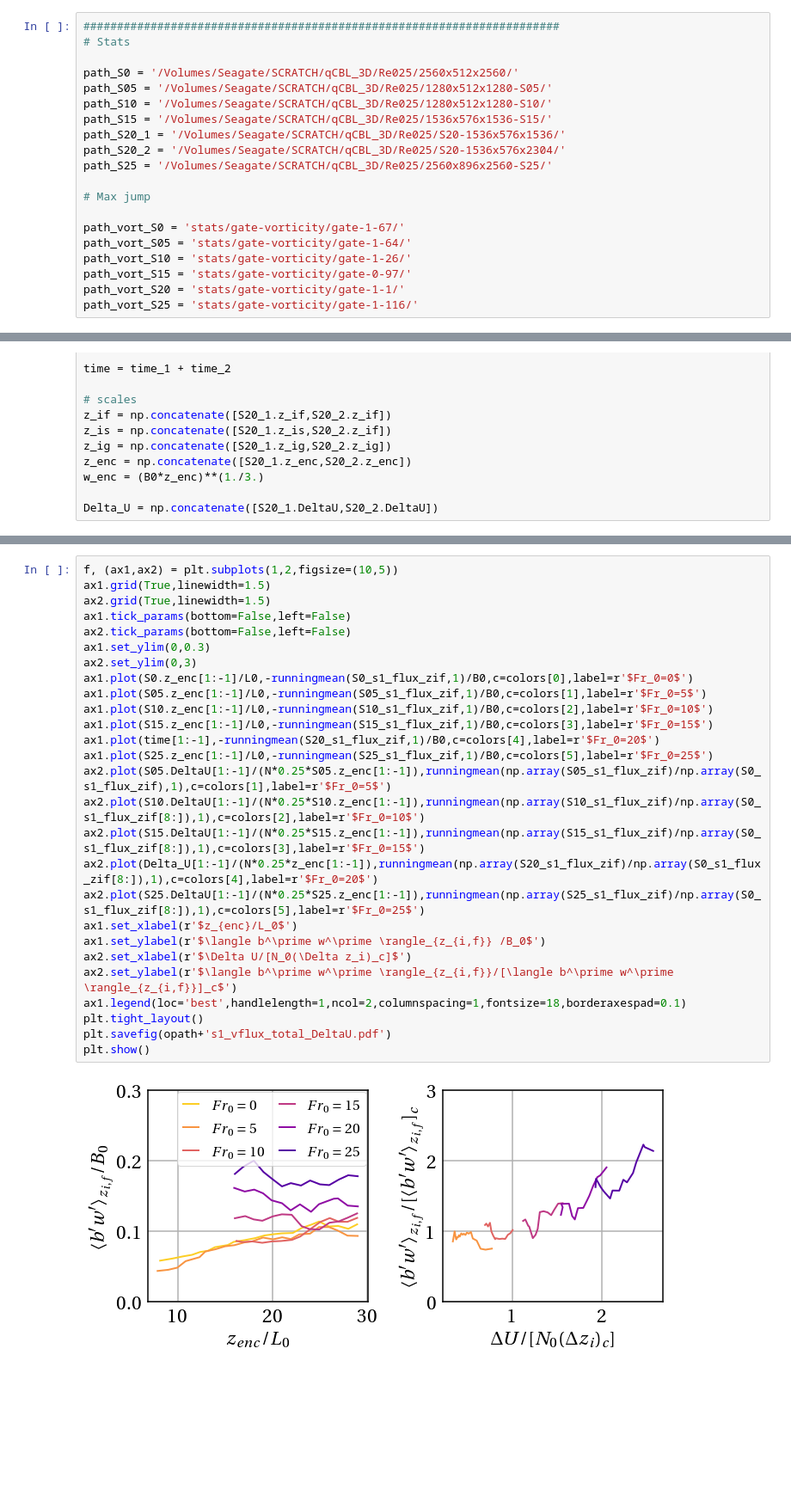
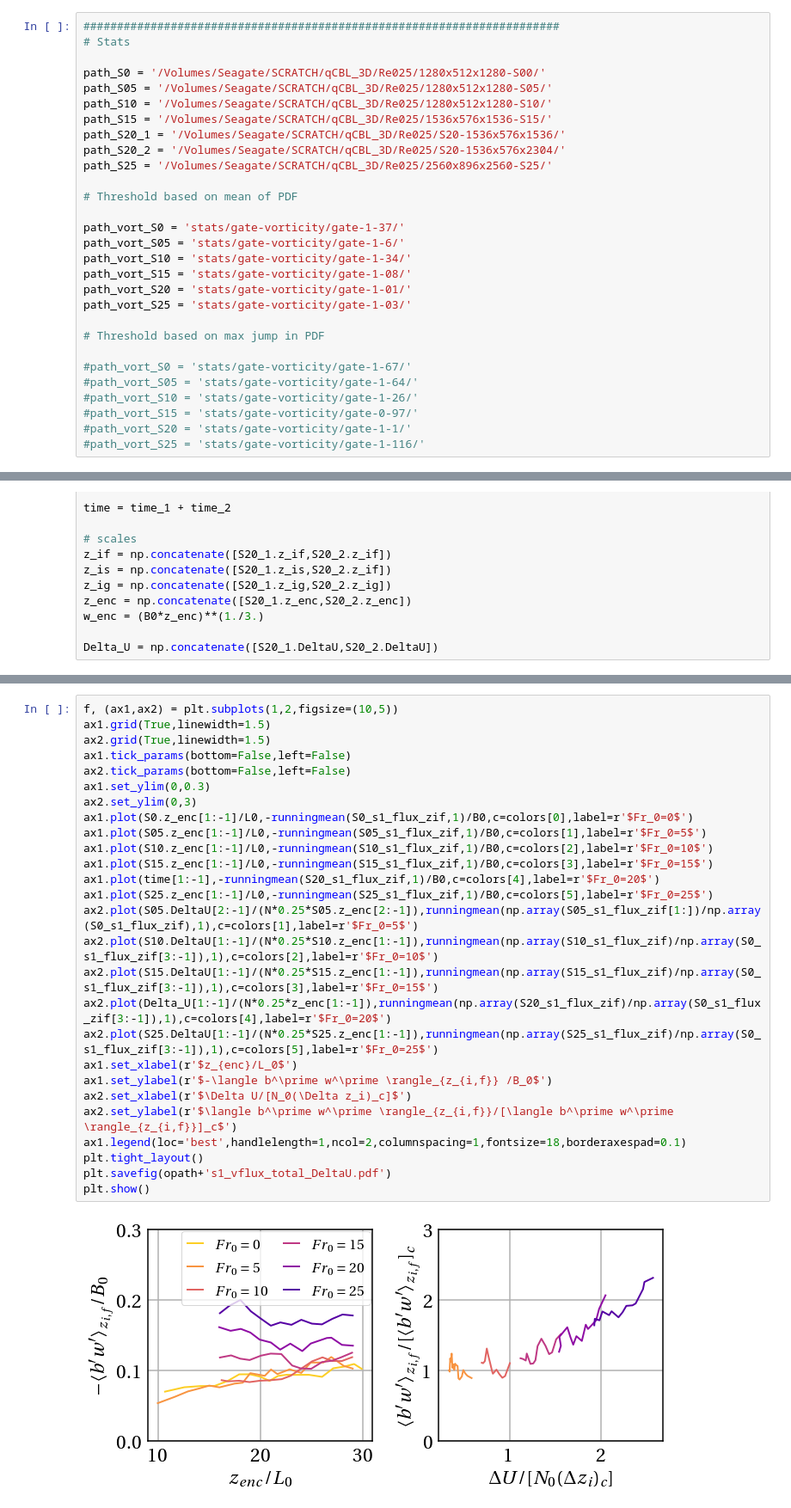
Before and after one commit to katherine-fodor/tlab-tools, a Jupyter notebook: stats_cond_time.ipynb, the cells around one changed output, grey strips where cells are left out. Shown: that part at 86% size. Drawn from its saved outputs; the diff is of its cells as text; blank space fills up the shorter version.

Commit message:
Updating figures for paper

```diff
--- a/stats_cond_time.ipynb
+++ b/stats_cond_time.ipynb
@@ -46,7 +46,7 @@ def runningmean(timeseries,window):
 #######################################################################
 # Stats
 
-path_S0 = '/Volumes/Seagate/SCRATCH/qCBL_3D/Re025/2560x512x2560/'
+path_S0 = '/Volumes/Seagate/SCRATCH/qCBL_3D/Re025/1280x512x1280-S00/'
 path_S05 = '/Volumes/Seagate/SCRATCH/qCBL_3D/Re025/1280x512x1280-S05/'
 path_S10 = '/Volumes/Seagate/SCRATCH/qCBL_3D/Re025/1280x512x1280-S10/'
 path_S15 = '/Volumes/Seagate/SCRATCH/qCBL_3D/Re025/1536x576x1536-S15/'
@@ -54,14 +54,23 @@ path_S20_1 = '/Volumes/Seagate/SCRATCH/qCBL_3D/Re025/S20-1536x576x1536/'
 path_S20_2 = '/Volumes/Seagate/SCRATCH/qCBL_3D/Re025/S20-1536x576x2304/'
 path_S25 = '/Volumes/Seagate/SCRATCH/qCBL_3D/Re025/2560x896x2560-S25/'
 
-# Max jump
+# Threshold based on mean of PDF
 
-path_vort_S0 = 'stats/gate-vorticity/gate-1-67/'
-path_vort_S05 = 'stats/gate-vorticity/gate-1-64/'
-path_vort_S10 = 'stats/gate-vorticity/gate-1-26/'
-path_vort_S15 = 'stats/gate-vorticity/gate-0-97/'
-path_vort_S20 = 'stats/gate-vorticity/gate-1-1/'
-path_vort_S25 = 'stats/gate-vorticity/gate-1-116/'
+path_vort_S0 = 'stats/gate-vorticity/gate-1-37/'
+path_vort_S05 = 'stats/gate-vorticity/gate-1-6/'
+path_vort_S10 = 'stats/gate-vorticity/gate-1-34/'
+path_vort_S15 = 'stats/gate-vorticity/gate-1-08/'
+path_vort_S20 = 'stats/gate-vorticity/gate-1-01/'
+path_vort_S25 = 'stats/gate-vorticity/gate-1-03/'
+
+# Threshold based on max jump in PDF
+
+#path_vort_S0 = 'stats/gate-vorticity/gate-1-67/'
+#path_vort_S05 = 'stats/gate-vorticity/gate-1-64/'
+#path_vort_S10 = 'stats/gate-vorticity/gate-1-26/'
+#path_vort_S15 = 'stats/gate-vorticity/gate-0-97/'
+#path_vort_S20 = 'stats/gate-vorticity/gate-1-1/'
+#path_vort_S25 = 'stats/gate-vorticity/gate-1-116/'
 # %%
 # Conventional
 
@@ -342,29 +373,29 @@ plt.show()
 # %%
 f, (ax1,ax2) = plt.subplots(1,2,figsize=(10,5))
 ax1.grid(True,linewidth=1.5)
 ax2.grid(True,linewidth=1.5)
 ax1.tick_params(bottom=False,left=False)
 ax2.tick_params(bottom=False,left=False)
 ax1.set_ylim(0,0.3)
 ax2.set_ylim(0,3)
 ax1.plot(S0.z_enc[1:-1]/L0,-runningmean(S0_s1_flux_zif,1)/B0,c=colors[0],label=r'$Fr_0=0$')
 ax1.plot(S05.z_enc[1:-1]/L0,-runningmean(S05_s1_flux_zif,1)/B0,c=colors[1],label=r'$Fr_0=5$')
 ax1.plot(S10.z_enc[1:-1]/L0,-runningmean(S10_s1_flux_zif,1)/B0,c=colors[2],label=r'$Fr_0=10$')
 ax1.plot(S15.z_enc[1:-1]/L0,-runningmean(S15_s1_flux_zif,1)/B0,c=colors[3],label=r'$Fr_0=15$')
 ax1.plot(time[1:-1],-runningmean(S20_s1_flux_zif,1)/B0,c=colors[4],label=r'$Fr_0=20$')
 ax1.plot(S25.z_enc[1:-1]/L0,-runningmean(S25_s1_flux_zif,1)/B0,c=colors[5],label=r'$Fr_0=25$')
-ax2.plot(S05.DeltaU[1:-1]/(N*0.25*S05.z_enc[1:-1]),runningmean(np.array(S05_s1_flux_zif)/np.array(S0_s1_flux_zif),1),c=colors[1],label=r'$Fr_0=5$')
-ax2.plot(S10.DeltaU[1:-1]/(N*0.25*S10.z_enc[1:-1]),runningmean(np.array(S10_s1_flux_zif)/np.array(S0_s1_flux_zif[8:]),1),c=colors[2],label=r'$Fr_0=10$')
-ax2.plot(S15.DeltaU[1:-1]/(N*0.25*S15.z_enc[1:-1]),runningmean(np.array(S15_s1_flux_zif)/np.array(S0_s1_flux_zif[8:]),1),c=colors[3],label=r'$Fr_0=15$')
-ax2.plot(Delta_U[1:-1]/(N*0.25*z_enc[1:-1]),runningmean(np.array(S20_s1_flux_zif)/np.array(S0_s1_flux_zif[8:]),1),c=colors[4],label=r'$Fr_0=20$')
-ax2.plot(S25.DeltaU[1:-1]/(N*0.25*S25.z_enc[1:-1]),runningmean(np.array(S25_s1_flux_zif)/np.array(S0_s1_flux_zif[8:]),1),c=colors[5],label=r'$Fr_0=25$')
+ax2.plot(S05.DeltaU[2:-1]/(N*0.25*S05.z_enc[2:-1]),runningmean(np.array(S05_s1_flux_zif[1:])/np.array(S0_s1_flux_zif),1),c=colors[1],label=r'$Fr_0=5$')
+ax2.plot(S10.DeltaU[1:-1]/(N*0.25*S10.z_enc[1:-1]),runningmean(np.array(S10_s1_flux_zif)/np.array(S0_s1_flux_zif[3:-1]),1),c=colors[2],label=r'$Fr_0=10$')
+ax2.plot(S15.DeltaU[1:-1]/(N*0.25*S15.z_enc[1:-1]),runningmean(np.array(S15_s1_flux_zif)/np.array(S0_s1_flux_zif[3:-1]),1),c=colors[3],label=r'$Fr_0=15$')
+ax2.plot(Delta_U[1:-1]/(N*0.25*z_enc[1:-1]),runningmean(np.array(S20_s1_flux_zif)/np.array(S0_s1_flux_zif[3:-1]),1),c=colors[4],label=r'$Fr_0=20$')
+ax2.plot(S25.DeltaU[1:-1]/(N*0.25*S25.z_enc[1:-1]),runningmean(np.array(S25_s1_flux_zif)/np.array(S0_s1_flux_zif[3:-1]),1),c=colors[5],label=r'$Fr_0=25$')
 ax1.set_xlabel(r'$z_{enc}/L_0$')
-ax1.set_ylabel(r'$\langle b^\prime w^\prime \rangle_{z_{i,f}} /B_0$')
+ax1.set_ylabel(r'$-\langle b^\prime w^\prime \rangle_{z_{i,f}} /B_0$')
 ax2.set_xlabel(r'$\Delta U/[N_0(\Delta z_i)_c]$')
 ax2.set_ylabel(r'$\langle b^\prime w^\prime \rangle_{z_{i,f}}/[\langle b^\prime w^\prime \rangle_{z_{i,f}}]_c$')
 ax1.legend(loc='best',handlelength=1,ncol=2,columnspacing=1,fontsize=18,borderaxespad=0.1)
 plt.tight_layout()
 plt.savefig(opath+'s1_vflux_total_DeltaU.pdf')
 plt.show()
 # %% [output]
-[figure, old version]
+[figure, new version]
```
Also changed, not shown: parts of 16 cells of this notebook, 3 other files.
